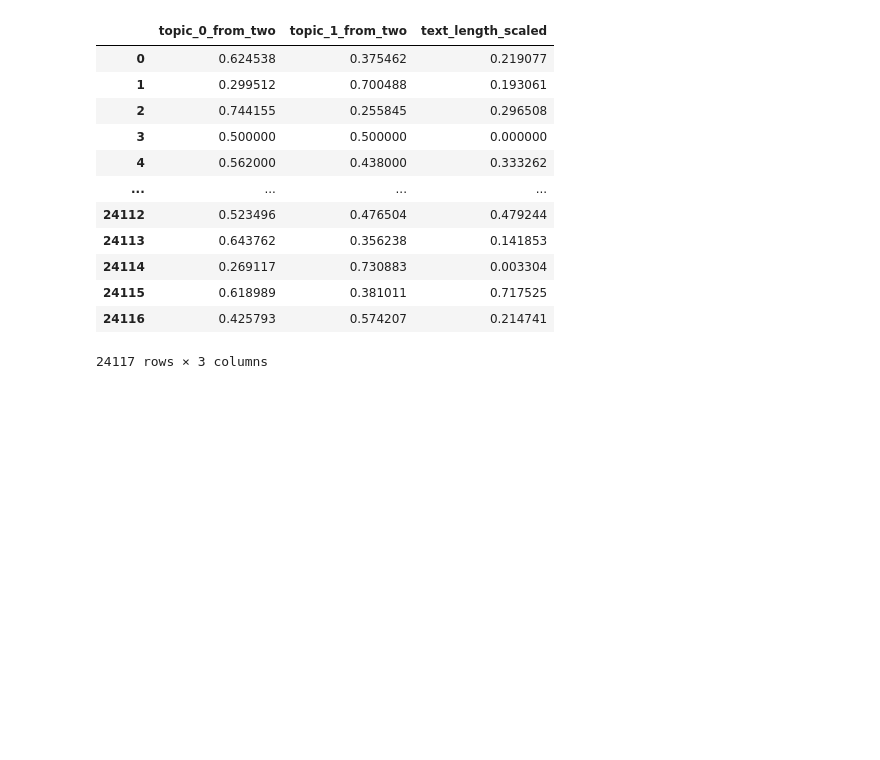
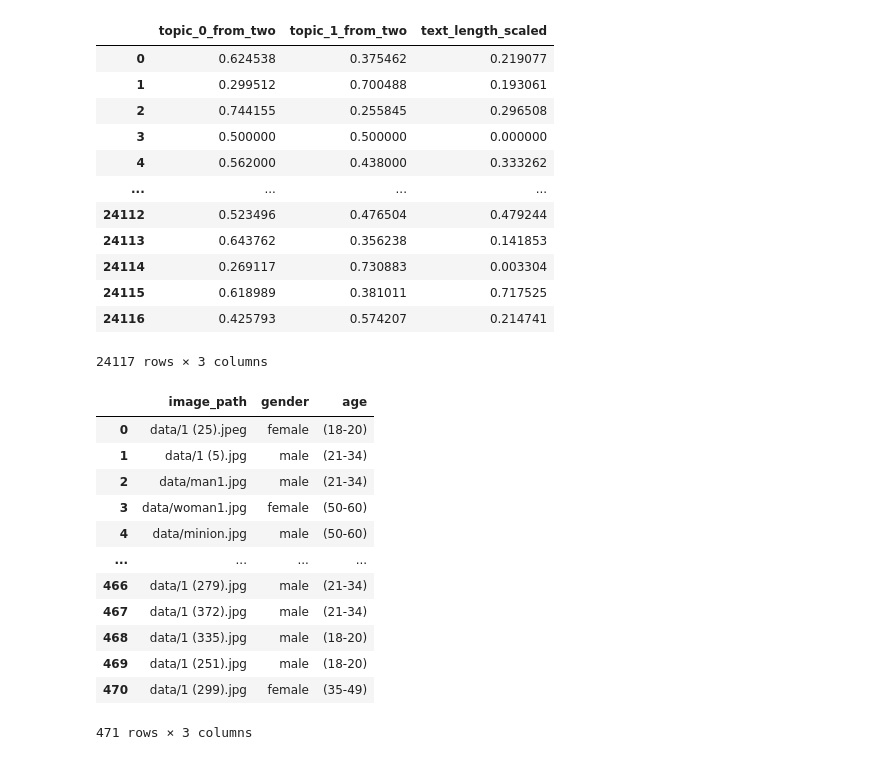
Before and after one commit to ninamcunha/amooora, a Jupyter notebook: notebooks/dedemenezes_final_lda.ipynb, the cells around one changed output. Drawn from its saved outputs; the diff is of its cells as text; code cells hidden in the pictures; blank space fills up the shorter version.

```diff
--- a/notebooks/dedemenezes_final_lda.ipynb
+++ b/notebooks/dedemenezes_final_lda.ipynb
@@ -345,3 +357,21 @@ pd.read_csv('../raw_data/nina_dataframe.csv')
 | 24115 | 0.618989 | 0.381011 | 0.717525 |
 | 24116 | 0.425793 | 0.574207 | 0.214741 |
 24117 rows × 3 columns
+# %%
+imgs_df = pd.read_csv('../raw_data/output_images_ages_adjusted.csv')
+# %%
+imgs_df[]
+# %% [output]
+|  | image_path | gender | age |
+| 0 | data/1 (25).jpeg | female | (18-20) |
+| 1 | data/1 (5).jpg | male | (21-34) |
+| 2 | data/man1.jpg | male | (21-34) |
+| 3 | data/woman1.jpg | female | (50-60) |
+| 4 | data/minion.jpg | male | (50-60) |
+| ... | ... | ... | ... |
+| 466 | data/1 (279).jpg | male | (21-34) |
+| 467 | data/1 (372).jpg | male | (21-34) |
+| 468 | data/1 (335).jpg | male | (18-20) |
+| 469 | data/1 (251).jpg | male | (18-20) |
+| 470 | data/1 (299).jpg | female | (35-49) |
+471 rows × 3 columns
```
Also changed, not shown: parts of 2 cells of this notebook, 5 other files.
